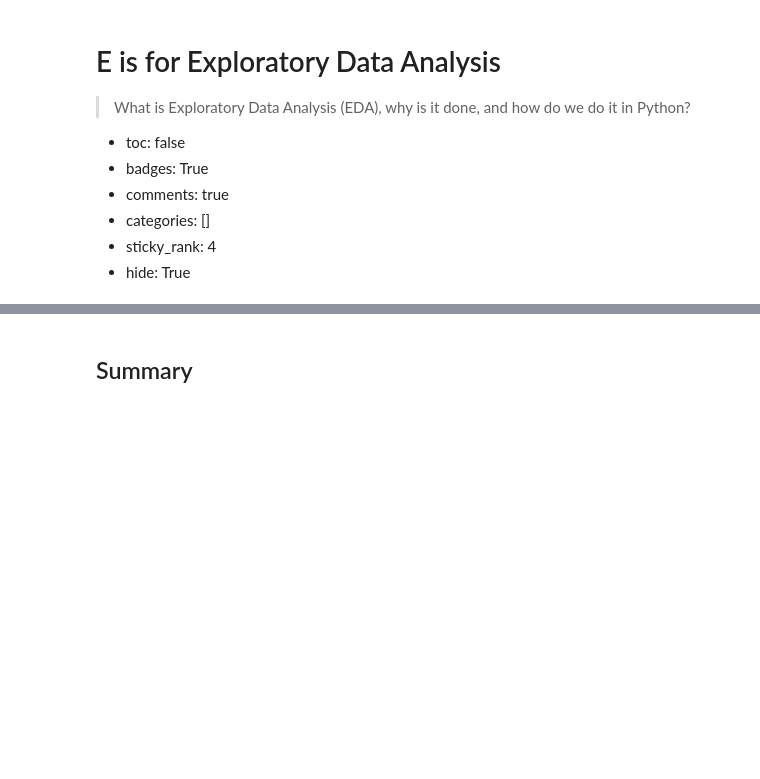
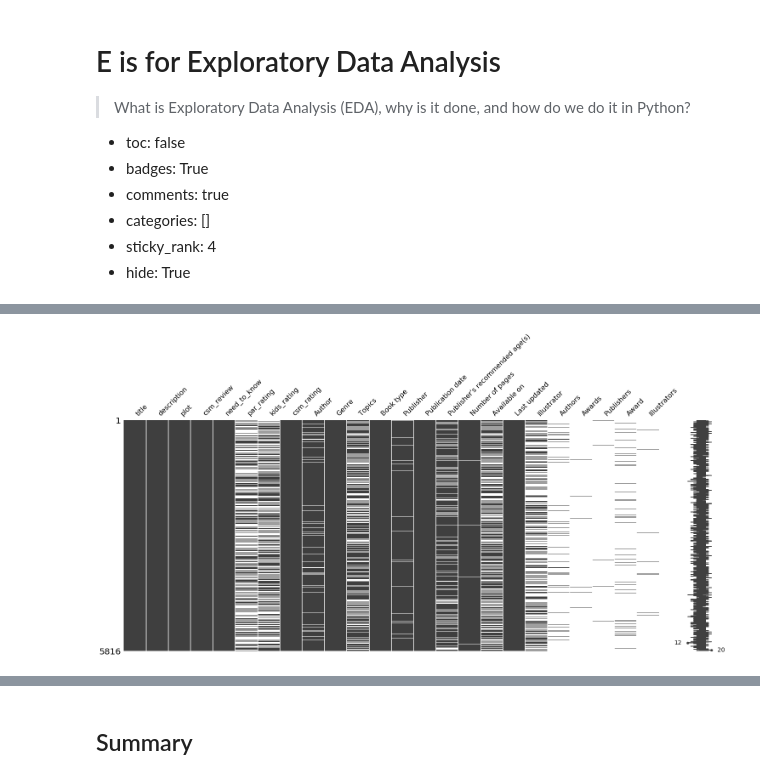
Before and after one commit to educatorsRlearners/an-a-z-of-machine-learning, a Jupyter notebook: _notebooks/2020-06-09-e-is-for-eda.ipynb, the cells around one changed output, grey strips where cells are left out. Saved outputs shown, nothing was run; the diff lists cells and outputs as text; code cells hidden in the pictures; blank space fills up the shorter version.

```diff
--- a/_notebooks/2020-06-09-e-is-for-eda.ipynb
+++ b/_notebooks/2020-06-09-e-is-for-eda.ipynb
@@ -16,0 +19,4 @@ EDA is the process of getting to know our data.
+# %%
+url = 'https://raw.githubusercontent.com/educatorsRlearners/book-maturity/master/csv/book_info_complete.csv'
+
+df = pd.read_csv(url)
@@ -16,0 +91,4 @@ EDA is the process of getting to know our data.
+# %%
+msno.matrix(df);
+# %% [output]
+[figure, added]
```
Also changed, not shown: parts of 11 cells of this notebook.
